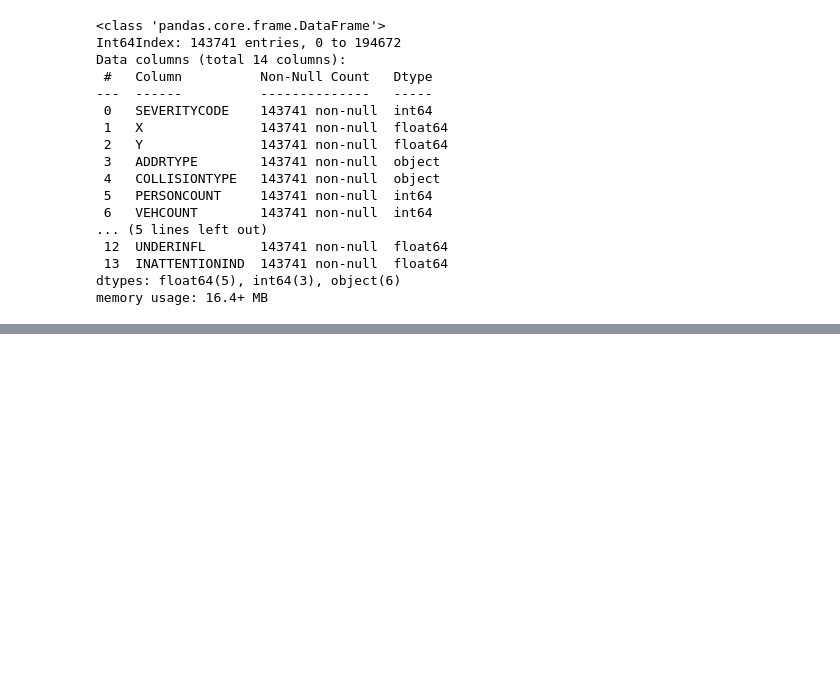
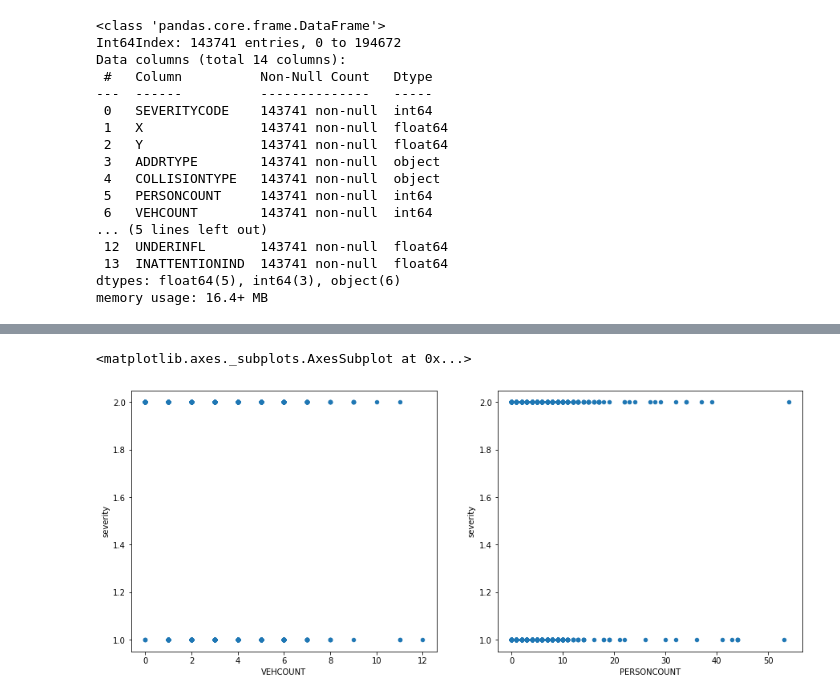
Before and after one commit to augustodn/Coursera_Capstone, a Jupyter notebook: DS-Coursera-Capstone.ipynb, the cells around one changed output, grey strips where cells are left out. Saved outputs shown, nothing was run; the diff lists cells and outputs as text; code cells hidden in the pictures; blank space fills up the shorter version.

```diff
--- a/DS-Coursera-Capstone.ipynb
+++ b/DS-Coursera-Capstone.ipynb
@@ -379,0 +221,8 @@ sns.countplot(y="LIGHTCOND", hue="severity", data=cd2)
+# %%
+fig, axs = plt.subplots(ncols=2, figsize=(15,6))
+(unique, counts) = np.unique(cd2.VEHCOUNT, return_counts=True)
+cd2.plot(kind='scatter', x="VEHCOUNT", y="severity", ax=axs[0])
+cd2.plot(kind='scatter', x="PERSONCOUNT", y="severity", ax=axs[1])
+# %% [output]
+<matplotlib.axes._subplots.AxesSubplot at 0x...>
+[figure, added]
```
Also changed, not shown: parts of 23 cells of this notebook.
